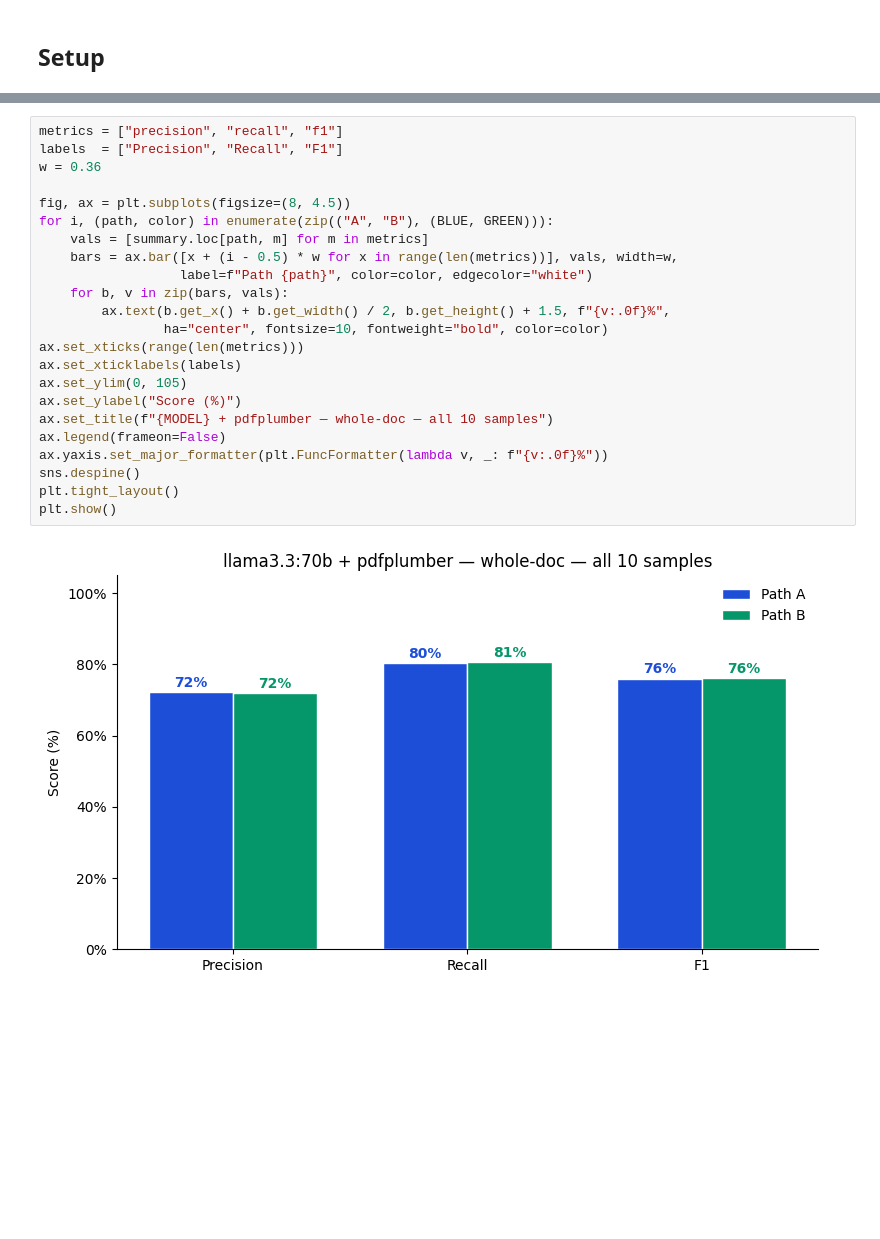
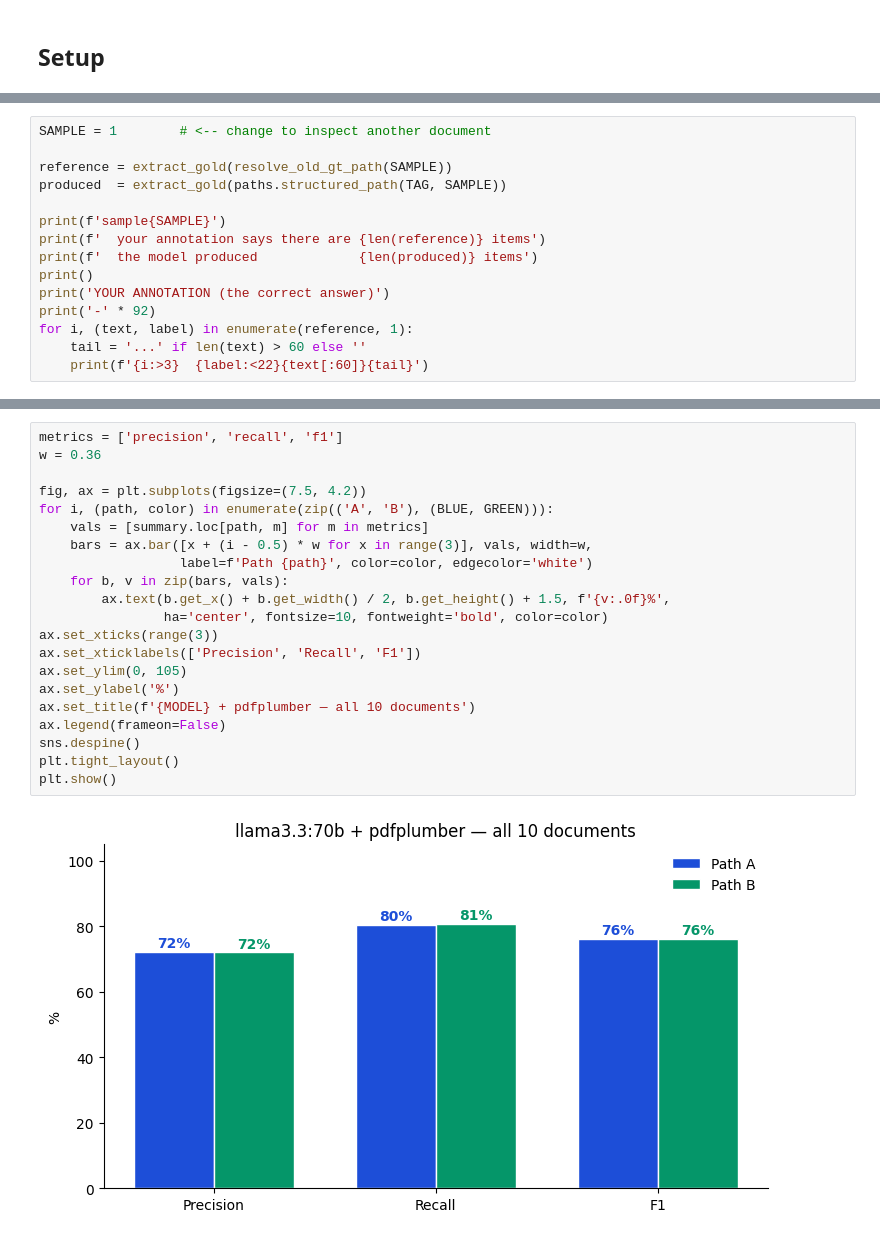
Before and after one commit to fairdataihub/dmpbridge, a Jupyter notebook: notebooks/3-llama33-70b-results-pdfplumber.ipynb, the cells around one changed output, grey strips where cells are left out. Cells and saved outputs as stored; diff of their text form; blank space fills up the shorter version.

```diff
--- a/notebooks/3-llama33-70b-results-pdfplumber.ipynb
+++ b/notebooks/3-llama33-70b-results-pdfplumber.ipynb
@@ -46,0 +55,15 @@ F1 balances both.
+# %%
+SAMPLE = 1        # <-- change to inspect another document
+
+reference = extract_gold(resolve_old_gt_path(SAMPLE))
+produced  = extract_gold(paths.structured_path(TAG, SAMPLE))
+
+print(f'sample{SAMPLE}')
+print(f'  your annotation says there are {len(reference)} items')
+print(f'  the model produced             {len(produced)} items')
+print()
+print('YOUR ANNOTATION (the correct answer)')
+print('-' * 92)
+for i, (text, label) in enumerate(reference, 1):
+    tail = '...' if len(text) > 60 else ''
+    print(f'{i:>3}  {label:<22}{text[:60]}{tail}')
@@ -73,25 +212,23 @@ TP = correct    FP = produced but not in the reference    FN = in the reference
 # %%
-metrics = ["precision", "recall", "f1"]
-labels  = ["Precision", "Recall", "F1"]
+metrics = ['precision', 'recall', 'f1']
 w = 0.36
 
-fig, ax = plt.subplots(figsize=(8, 4.5))
-for i, (path, color) in enumerate(zip(("A", "B"), (BLUE, GREEN))):
+fig, ax = plt.subplots(figsize=(7.5, 4.2))
+for i, (path, color) in enumerate(zip(('A', 'B'), (BLUE, GREEN))):
     vals = [summary.loc[path, m] for m in metrics]
-    bars = ax.bar([x + (i - 0.5) * w for x in range(len(metrics))], vals, width=w,
-                  label=f"Path {path}", color=color, edgecolor="white")
+    bars = ax.bar([x + (i - 0.5) * w for x in range(3)], vals, width=w,
+                  label=f'Path {path}', color=color, edgecolor='white')
     for b, v in zip(bars, vals):
-        ax.text(b.get_x() + b.get_width() / 2, b.get_height() + 1.5, f"{v:.0f}%",
-                ha="center", fontsize=10, fontweight="bold", color=color)
-ax.set_xticks(range(len(metrics)))
-ax.set_xticklabels(labels)
+        ax.text(b.get_x() + b.get_width() / 2, b.get_height() + 1.5, f'{v:.0f}%',
+                ha='center', fontsize=10, fontweight='bold', color=color)
+ax.set_xticks(range(3))
+ax.set_xticklabels(['Precision', 'Recall', 'F1'])
 ax.set_ylim(0, 105)
-ax.set_ylabel("Score (%)")
-ax.set_title(f"{MODEL} + pdfplumber — whole-doc — all 10 samples")
+ax.set_ylabel('%')
+ax.set_title(f'{MODEL} + pdfplumber — all 10 documents')
 ax.legend(frameon=False)
-ax.yaxis.set_major_formatter(plt.FuncFormatter(lambda v, _: f"{v:.0f}%"))
 sns.despine()
 plt.tight_layout()
 plt.show()
 # %% [output]
-[figure, old version]
+[figure, new version]
```
Also changed, not shown: parts of 28 cells of this notebook.
